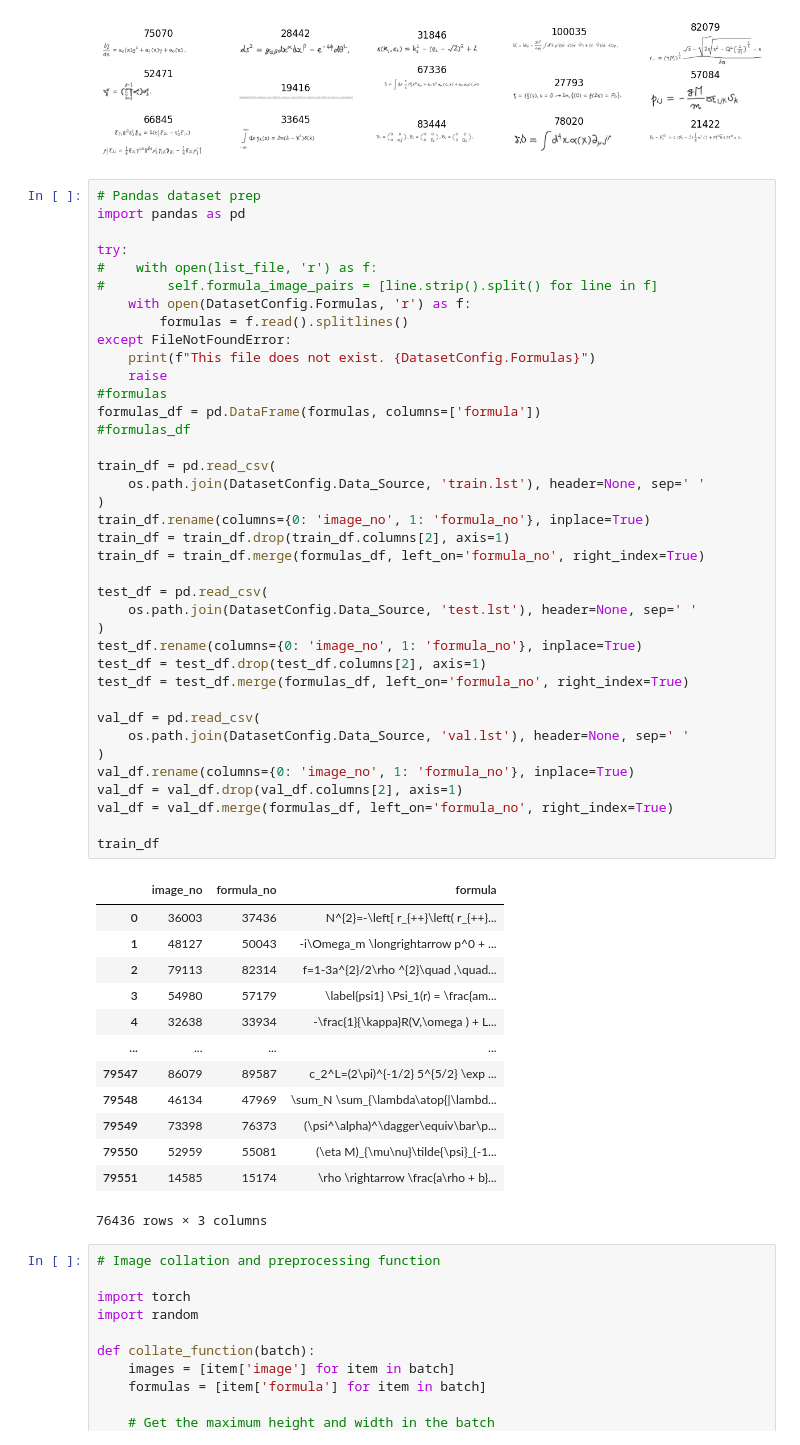
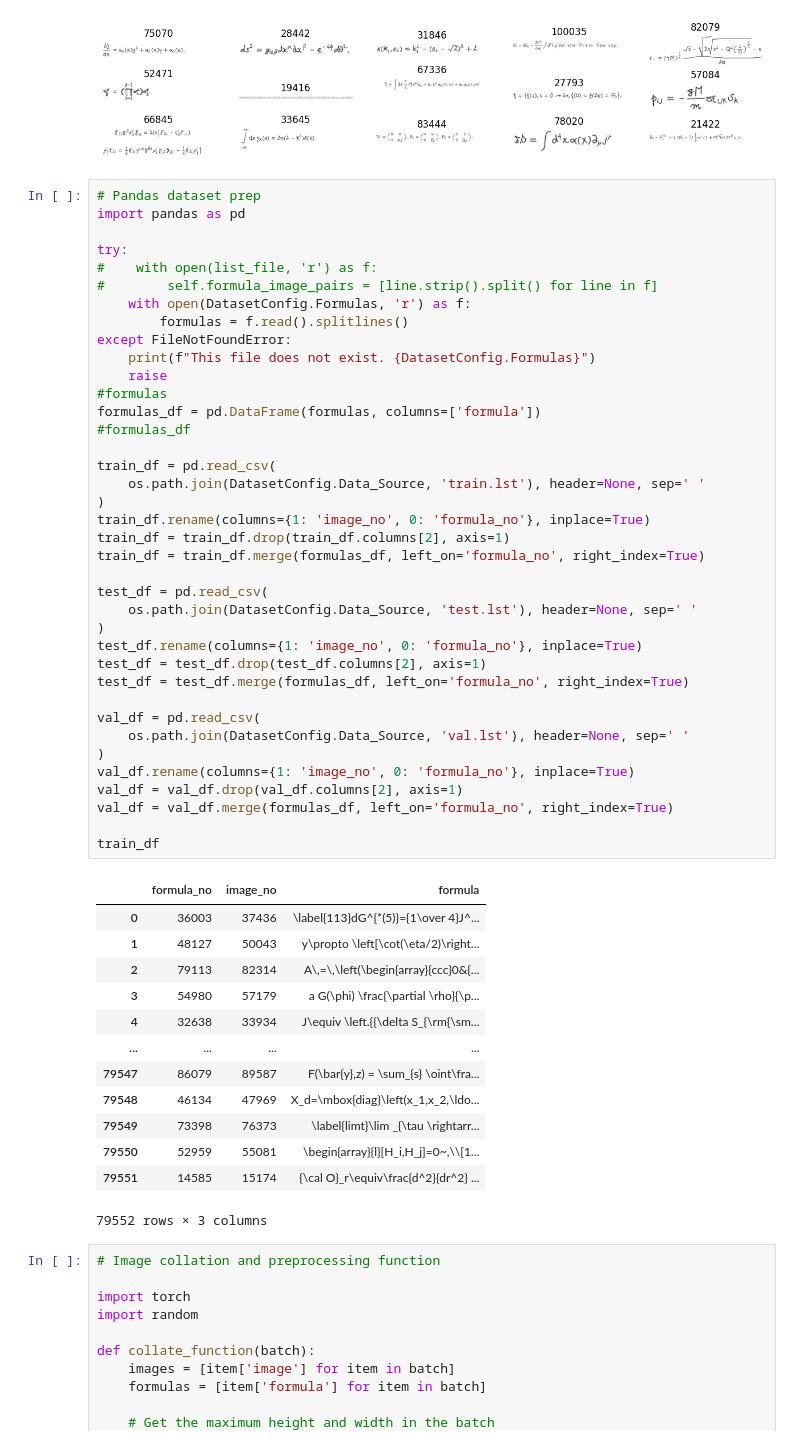
Before and after one commit to KitPi/handwriting2Markdown, a Jupyter notebook: main.ipynb, the cells around one changed output. Saved outputs shown, nothing was run; the diff lists cells and outputs as text.

```diff
--- a/main.ipynb
+++ b/main.ipynb
@@ -97,49 +97,49 @@ try:
 #        self.formula_image_pairs = [line.strip().split() for line in f]
     with open(DatasetConfig.Formulas, 'r') as f:
         formulas = f.read().splitlines()
 except FileNotFoundError:
     print(f"This file does not exist. {DatasetConfig.Formulas}")
     raise
 #formulas
 formulas_df = pd.DataFrame(formulas, columns=['formula'])
 #formulas_df
 
 train_df = pd.read_csv(
     os.path.join(DatasetConfig.Data_Source, 'train.lst'), header=None, sep=' '
 )
-train_df.rename(columns={0: 'image_no', 1: 'formula_no'}, inplace=True)
+train_df.rename(columns={1: 'image_no', 0: 'formula_no'}, inplace=True)
 train_df = train_df.drop(train_df.columns[2], axis=1)
 train_df = train_df.merge(formulas_df, left_on='formula_no', right_index=True)
 
 test_df = pd.read_csv(
     os.path.join(DatasetConfig.Data_Source, 'test.lst'), header=None, sep=' '
 )
-test_df.rename(columns={0: 'image_no', 1: 'formula_no'}, inplace=True)
+test_df.rename(columns={1: 'image_no', 0: 'formula_no'}, inplace=True)
 test_df = test_df.drop(test_df.columns[2], axis=1)
 test_df = test_df.merge(formulas_df, left_on='formula_no', right_index=True)
 
 val_df = pd.read_csv(
     os.path.join(DatasetConfig.Data_Source, 'val.lst'), header=None, sep=' '
 )
-val_df.rename(columns={0: 'image_no', 1: 'formula_no'}, inplace=True)
+val_df.rename(columns={1: 'image_no', 0: 'formula_no'}, inplace=True)
 val_df = val_df.drop(val_df.columns[2], axis=1)
 val_df = val_df.merge(formulas_df, left_on='formula_no', right_index=True)
 
 train_df
 # %% [output]
-|  | image_no | formula_no | formula |
-| 0 | 36003 | 37436 | N^{2}=-\left[ r_{++}\left( r_{++}... |
-| 1 | 48127 | 50043 | -i\Omega_m \longrightarrow p^0 + ... |
-| 2 | 79113 | 82314 | f=1-3a^{2}/2\rho ^{2}\quad ,\quad... |
-| 3 | 54980 | 57179 | \label{psi1} \Psi_1(r) = \frac{am... |
-| 4 | 32638 | 33934 | -\frac{1}{\kappa}R(V,\omega ) + L... |
+|  | formula_no | image_no | formula |
+| 0 | 36003 | 37436 | \label{113}dG^{*(5)}={1\over 4}J^... |
+| 1 | 48127 | 50043 | y\propto \left[\cot(\eta/2)\right... |
+| 2 | 79113 | 82314 | A\,=\,\left(\begin{array}{ccc}0&{... |
+| 3 | 54980 | 57179 | a G(\phi) \frac{\partial \rho}{\p... |
+| 4 | 32638 | 33934 | J\equiv \left.{{\delta S_{\rm{\sm... |
 | ... | ... | ... | ... |
-| 79547 | 86079 | 89587 | c_2^L=(2\pi)^{-1/2} 5^{5/2} \exp ... |
-| 79548 | 46134 | 47969 | \sum_N \sum_{\lambda\atop{|\lambd... |
-| 79549 | 73398 | 76373 | (\psi^\alpha)^\dagger\equiv\bar\p... |
-| 79550 | 52959 | 55081 | (\eta M)_{\mu\nu}\tilde{\psi}_{-1... |
-| 79551 | 14585 | 15174 | \rho \rightarrow \frac{a\rho + b}... |
+| 79547 | 86079 | 89587 | F(\bar{y},z) = \sum_{s} \oint\fra... |
+| 79548 | 46134 | 47969 | X_d=\mbox{diag}\left(x_1,x_2,\ldo... |
+| 79549 | 73398 | 76373 | \label{limt}\lim _{\tau \rightarr... |
+| 79550 | 52959 | 55081 | \begin{array}{l}[H_i,H_j]=0~,\\[1... |
+| 79551 | 14585 | 15174 | {\cal O}_r\equiv\frac{d^2}{dr^2} ... |
-76436 rows × 3 columns
+79552 rows × 3 columns
 # %%
 # Image collation and preprocessing function
 
```
Also changed, not shown: parts of 5 cells of this notebook.
